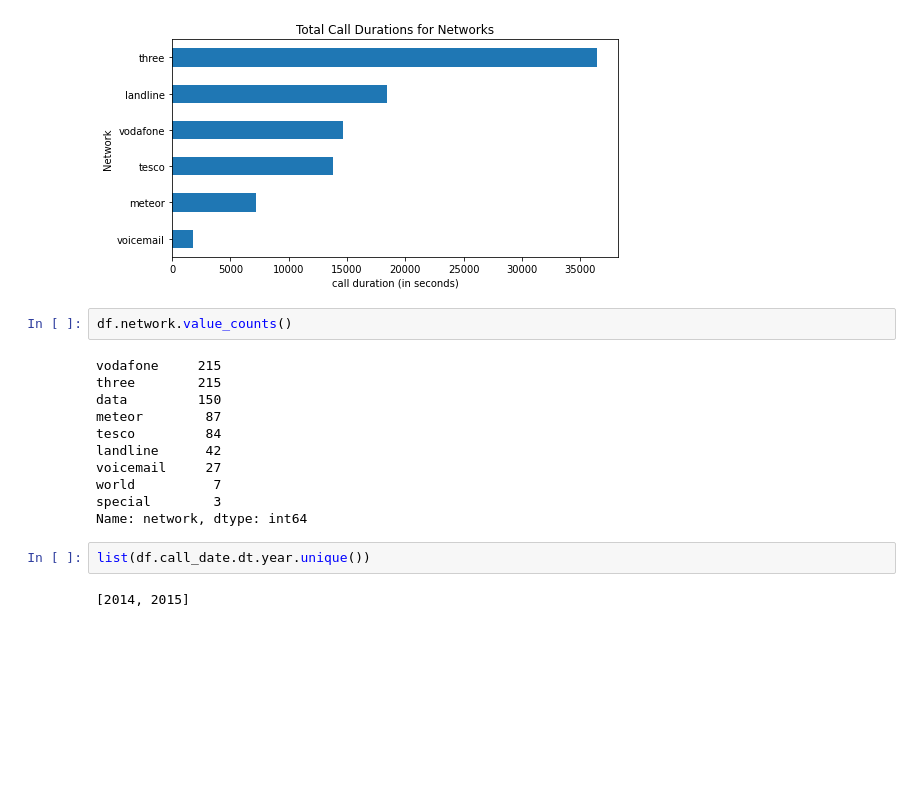
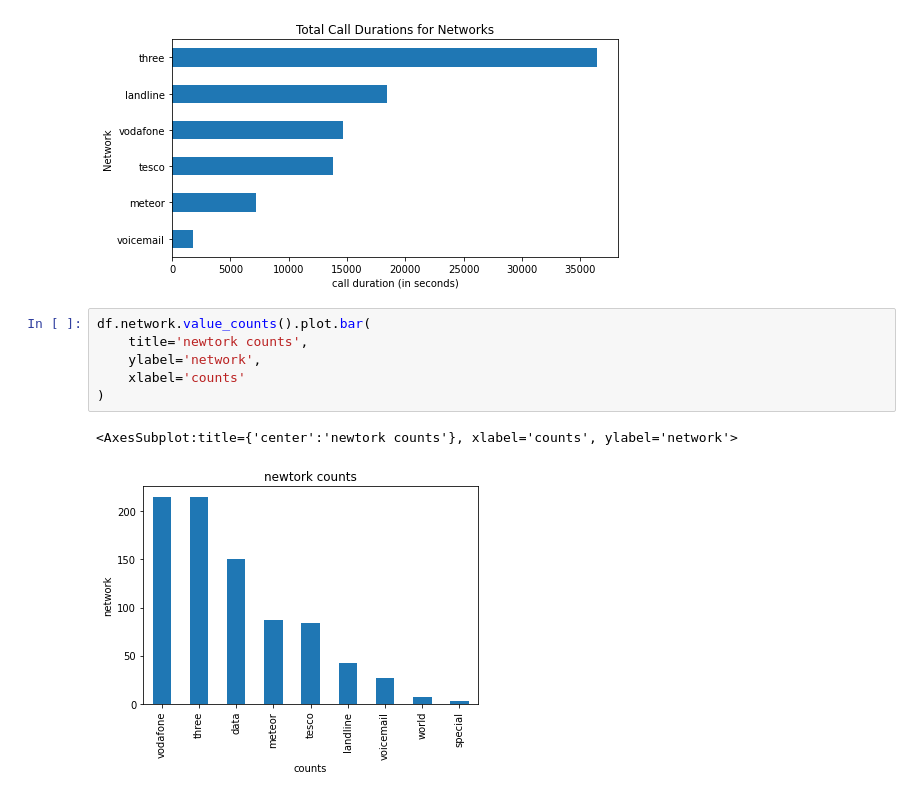
Before and after one commit to WayneNyariroh/weekly_practice, a Jupyter notebook: 15_11_22/15-11-22_phone_data_analysis.ipynb, the cells around one changed output. Saved outputs shown, nothing was run; the diff lists cells and outputs as text; blank space fills up the shorter version.

```diff
--- a/15_11_22/15-11-22_phone_data_analysis.ipynb
+++ b/15_11_22/15-11-22_phone_data_analysis.ipynb
@@ -121,22 +130,14 @@ df.query('use_type == "call"').groupby('network')['duration'].sum().sort_values(
 <AxesSubplot:title={'center':'Total Call Durations for Networks'}, xlabel='call duration (in seconds)', ylabel='Network'>
 [figure]
 # %%
-df.network.value_counts()
+df.network.value_counts().plot.bar(
+    title='newtork counts',
+    ylabel='network',
+    xlabel='counts'
+)
 # %% [output]
-vodafone     215
-three        215
-data         150
-meteor        87
-tesco         84
-landline      42
-voicemail     27
-world          7
-special        3
-Name: network, dtype: int64
+<AxesSubplot:title={'center':'newtork counts'}, xlabel='counts', ylabel='network'>
+[figure, added]
-# %%
-list(df.call_date.dt.year.unique())
-# %% [output]
-[2014, 2015]
 # %%
 df.columns
 # %% [output]
```
Also changed, not shown: parts of 14 cells of this notebook, 1 other file.
